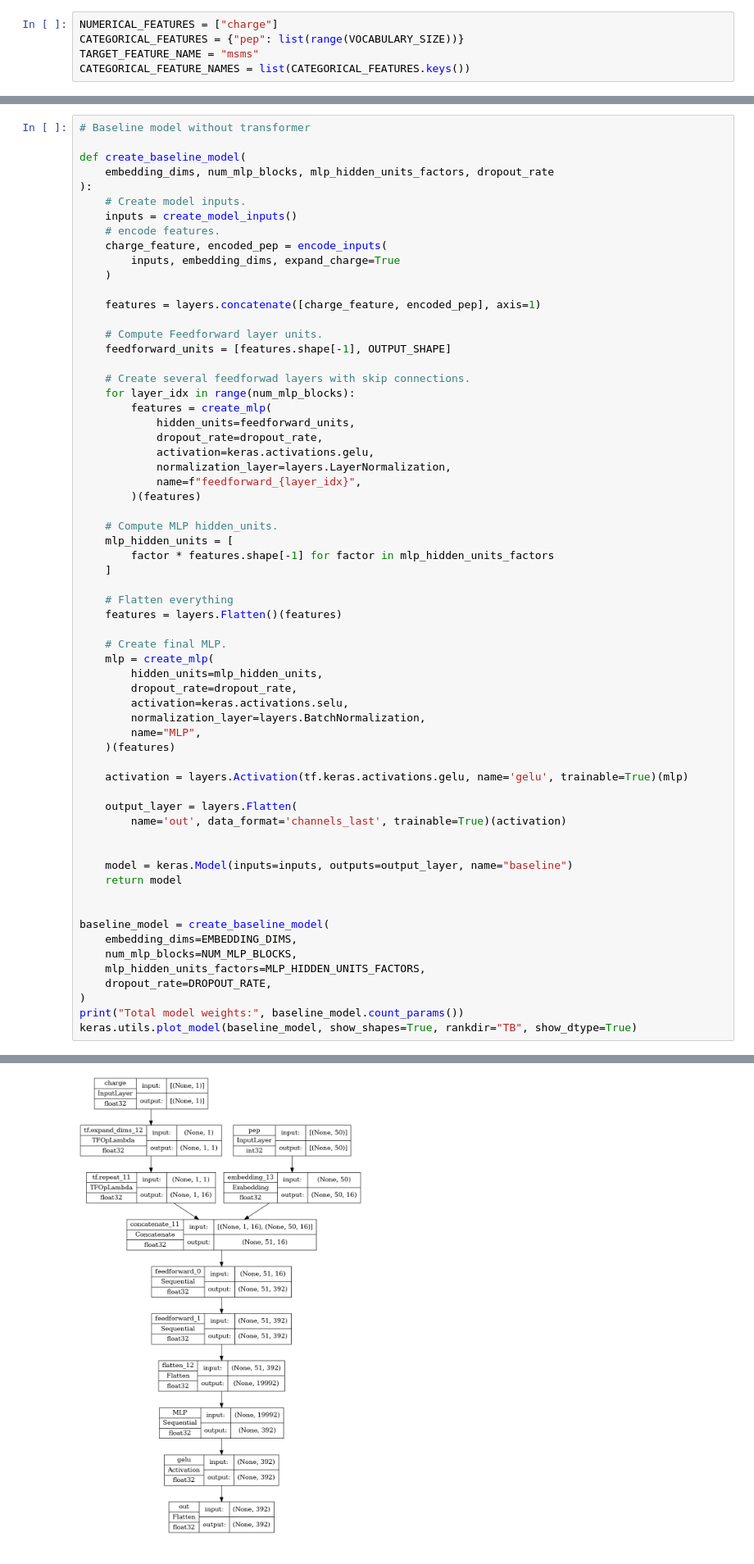
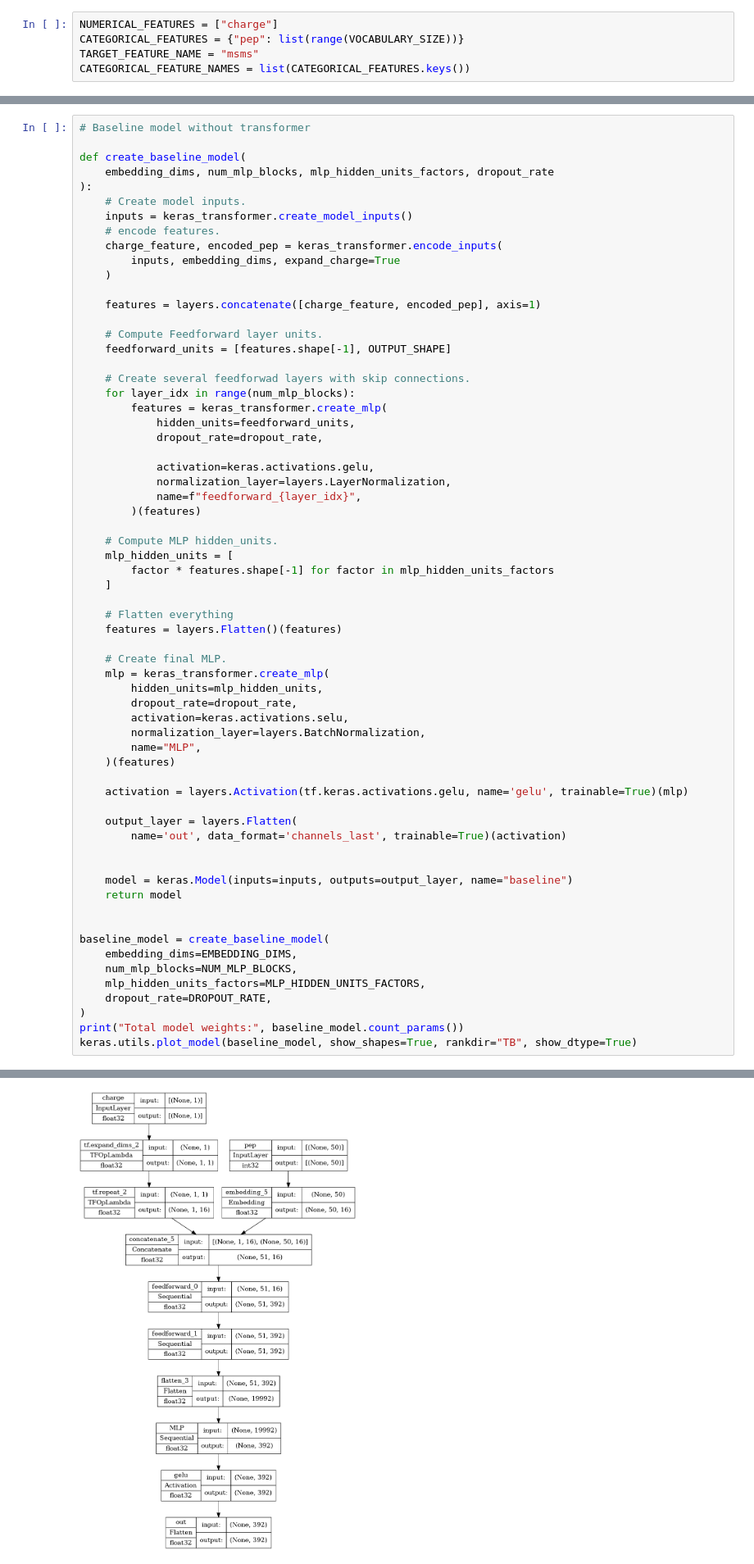
Before and after one commit to aiproteomics/aiproteomics, a Jupyter notebook: tabtransformer_test/apply_tabtransformer.ipynb, the cells around one changed output, grey strips where cells are left out. Shown: that part at 82% size. Drawn from its saved outputs; the diff is of its cells as text.

```diff
--- a/tabtransformer_test/apply_tabtransformer.ipynb
+++ b/tabtransformer_test/apply_tabtransformer.ipynb
@@ -191,9 +143,9 @@ def create_baseline_model(
     embedding_dims, num_mlp_blocks, mlp_hidden_units_factors, dropout_rate
 ):
     # Create model inputs.
-    inputs = create_model_inputs()
+    inputs = keras_transformer.create_model_inputs()
     # encode features.
-    charge_feature, encoded_pep = encode_inputs(
+    charge_feature, encoded_pep = keras_transformer.encode_inputs(
         inputs, embedding_dims, expand_charge=True
     )
 
@@ -204,9 +156,10 @@ def create_baseline_model(
 
     # Create several feedforwad layers with skip connections.
     for layer_idx in range(num_mlp_blocks):
-        features = create_mlp(
+        features = keras_transformer.create_mlp(
             hidden_units=feedforward_units,
             dropout_rate=dropout_rate,
+
             activation=keras.activations.gelu,
             normalization_layer=layers.LayerNormalization,
             name=f"feedforward_{layer_idx}",
@@ -221,7 +174,7 @@ def create_baseline_model(
     features = layers.Flatten()(features)
 
     # Create final MLP.
-    mlp = create_mlp(
+    mlp = keras_transformer.create_mlp(
         hidden_units=mlp_hidden_units,
         dropout_rate=dropout_rate,
         activation=keras.activations.selu,
@@ -252,5 +205,5 @@ Charge repeated: KerasTensor(type_spec=TensorSpec(shape=(None, 1, 16), dtype=tf.
 Total model weights: 16086584
-[figure, old version]
+[figure, new version]
 # %%
 run_experiment(baseline_model,TRAINING_FILENAMES, TEST_FILENAMES, NUM_EPOCHS, LEARNING_RATE, WEIGHT_DECAY, BATCH_SIZE)
 # %% [output]
```
Also changed, not shown: parts of 7 cells of this notebook, 6 other files.
